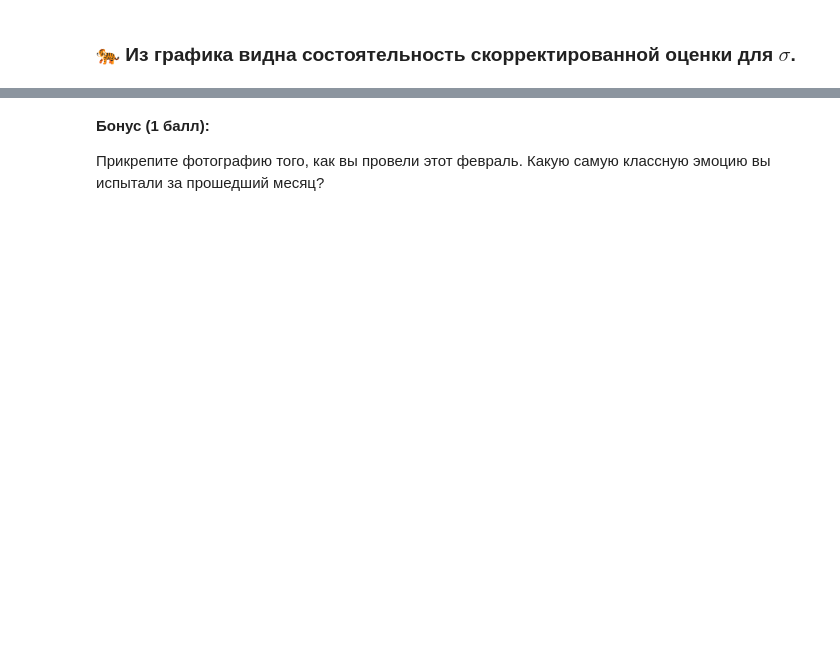
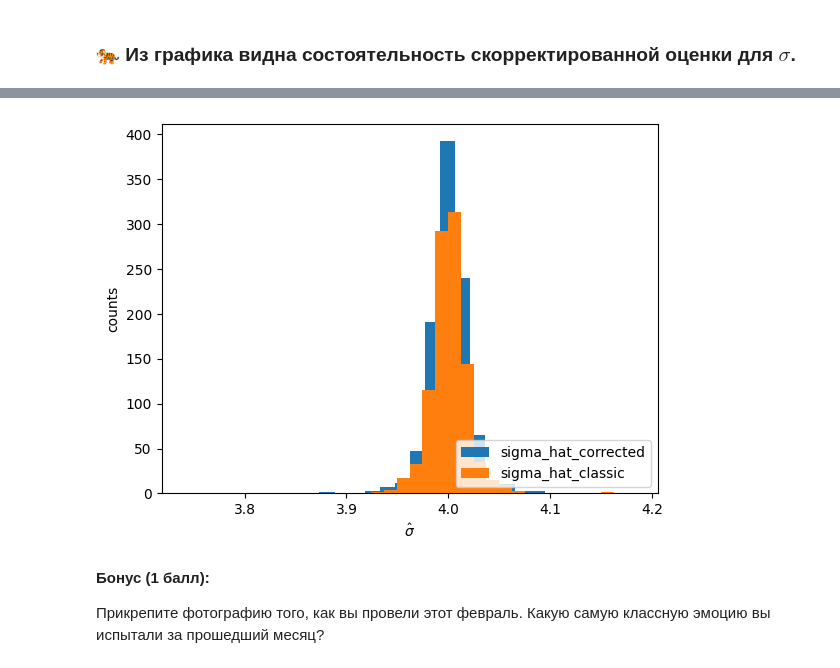
Before and after one commit to zhus-dika/math_home_works, a Jupyter notebook: hw_01_27_dzhusupova.ipynb, the cells around one changed output, grey strips where cells are left out. Drawn from its saved outputs; the diff is of its cells as text; code cells hidden in the pictures; blank space fills up the shorter version.

```diff
--- a/hw_01_27_dzhusupova.ipynb
+++ b/hw_01_27_dzhusupova.ipynb
@@ -346,3 +368,12 @@ plt.plot(diffs);
+# %%
+plt.hist(sigma_hat_corrected,label='sigma_hat_corrected', bins=30)
+plt.hist(sigma_hat_classic, label='sigma_hat_classic', bins=30)
+plt.legend(loc='lower right')
+plt.xlabel('$\hat{\sigma}$', fontsize=10)
+plt.ylabel('counts', fontsize=10)
+plt.show()
+# %% [output]
+[figure, added]
 # %% [markdown]
 **Бонус (1 балл):**
 
```
Also changed, not shown: parts of 5 cells of this notebook.
